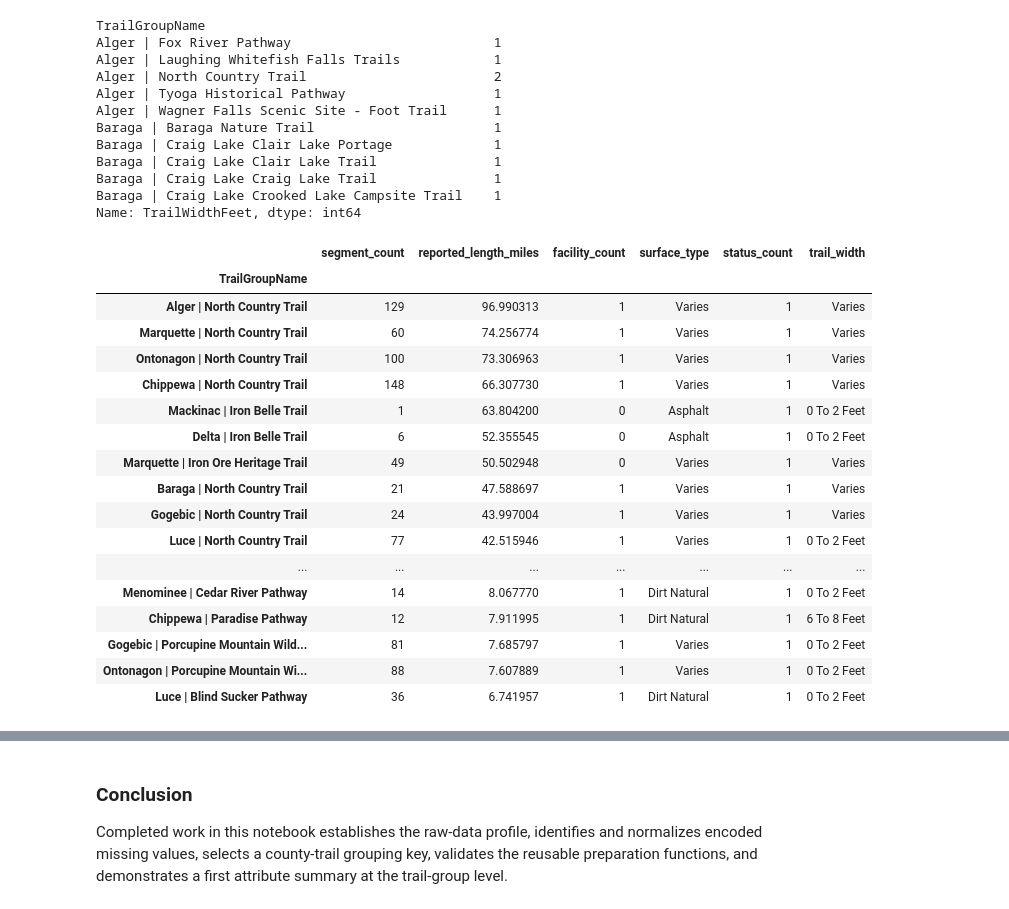
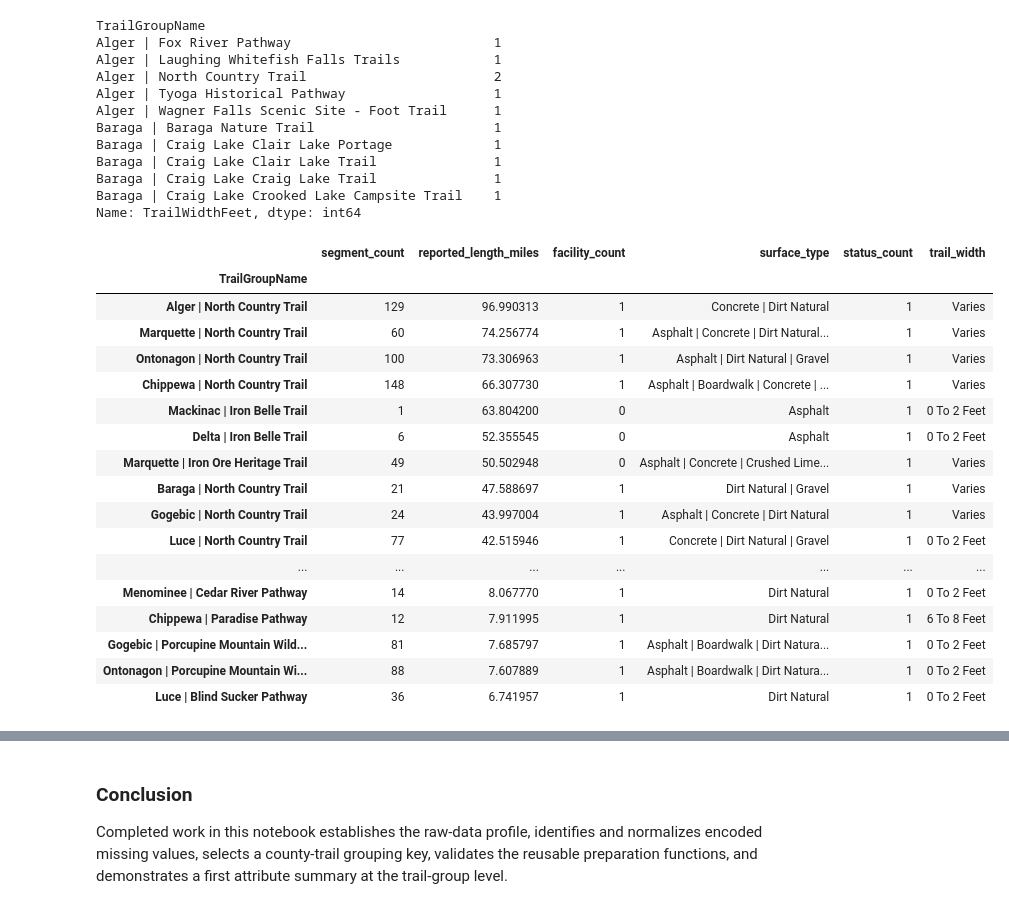
Before and after one commit to RayofData/Whats_UP_Outdoors, a Jupyter notebook: notebooks/01_trail_data_audit.ipynb, the cells around one changed output, grey strips where cells are left out. Drawn from its saved outputs; the diff is of its cells as text; code cells hidden in the pictures.

Commit message:
added grouped trail function

```diff
--- a/notebooks/01_trail_data_audit.ipynb
+++ b/notebooks/01_trail_data_audit.ipynb
@@ -266,34 +268,34 @@ Name: TrailWidthFeet, dtype: int64
 # %%
 trail_group_summary = (
     prep_data.groupby("TrailGroupName")
     .agg(
         segment_count=("OBJECTID", "size"),
         reported_length_miles=("SegmentLengthMiles", "sum"),
         facility_count=("FacilityName", "nunique"),
-        surface_type=("SurfaceType", aggregate_column),
+        surface_type=("SurfaceType", combine_unique),
         status_count=("OpenClosedStatusNonmotor", "nunique"),
         trail_width=("TrailWidthFeet", aggregate_column),
     )
     .sort_values("reported_length_miles", ascending=False)
 )
 
 trail_group_summary.head(30)
 # %% [output]
 |  | segment_count | reported_length_miles | facility_count | surface_type | status_count | trail_width |
 | TrailGroupName |  |  |  |  |  |  |
-| Alger | North Country Trail | 129 | 96.990313 | 1 | Varies | 1 | Varies |
-| Marquette | North Country Trail | 60 | 74.256774 | 1 | Varies | 1 | Varies |
-| Ontonagon | North Country Trail | 100 | 73.306963 | 1 | Varies | 1 | Varies |
-| Chippewa | North Country Trail | 148 | 66.307730 | 1 | Varies | 1 | Varies |
+| Alger | North Country Trail | 129 | 96.990313 | 1 | Concrete | Dirt Natural | 1 | Varies |
+| Marquette | North Country Trail | 60 | 74.256774 | 1 | Asphalt | Concrete | Dirt Natural... | 1 | Varies |
+| Ontonagon | North Country Trail | 100 | 73.306963 | 1 | Asphalt | Dirt Natural | Gravel | 1 | Varies |
+| Chippewa | North Country Trail | 148 | 66.307730 | 1 | Asphalt | Boardwalk | Concrete | ... | 1 | Varies |
 | Mackinac | Iron Belle Trail | 1 | 63.804200 | 0 | Asphalt | 1 | 0 To 2 Feet |
 | Delta | Iron Belle Trail | 6 | 52.355545 | 0 | Asphalt | 1 | 0 To 2 Feet |
-| Marquette | Iron Ore Heritage Trail | 49 | 50.502948 | 0 | Varies | 1 | Varies |
-| Baraga | North Country Trail | 21 | 47.588697 | 1 | Varies | 1 | Varies |
-| Gogebic | North Country Trail | 24 | 43.997004 | 1 | Varies | 1 | Varies |
-| Luce | North Country Trail | 77 | 42.515946 | 1 | Varies | 1 | 0 To 2 Feet |
+| Marquette | Iron Ore Heritage Trail | 49 | 50.502948 | 0 | Asphalt | Concrete | Crushed Lime... | 1 | Varies |
+| Baraga | North Country Trail | 21 | 47.588697 | 1 | Dirt Natural | Gravel | 1 | Varies |
+| Gogebic | North Country Trail | 24 | 43.997004 | 1 | Asphalt | Concrete | Dirt Natural | 1 | Varies |
+| Luce | North Country Trail | 77 | 42.515946 | 1 | Concrete | Dirt Natural | Gravel | 1 | 0 To 2 Feet |
 | ... | ... | ... | ... | ... | ... | ... |
 | Menominee | Cedar River Pathway | 14 | 8.067770 | 1 | Dirt Natural | 1 | 0 To 2 Feet |
 | Chippewa | Paradise Pathway | 12 | 7.911995 | 1 | Dirt Natural | 1 | 6 To 8 Feet |
-| Gogebic | Porcupine Mountain Wild... | 81 | 7.685797 | 1 | Varies | 1 | 0 To 2 Feet |
-| Ontonagon | Porcupine Mountain Wi... | 88 | 7.607889 | 1 | Varies | 1 | 0 To 2 Feet |
+| Gogebic | Porcupine Mountain Wild... | 81 | 7.685797 | 1 | Asphalt | Boardwalk | Dirt Natura... | 1 | 0 To 2 Feet |
+| Ontonagon | Porcupine Mountain Wi... | 88 | 7.607889 | 1 | Asphalt | Boardwalk | Dirt Natura... | 1 | 0 To 2 Feet |
 | Luce | Blind Sucker Pathway | 36 | 6.741957 | 1 | Dirt Natural | 1 | 0 To 2 Feet |
```
Also changed, not shown: parts of 2 cells of this notebook, 2 other files.
